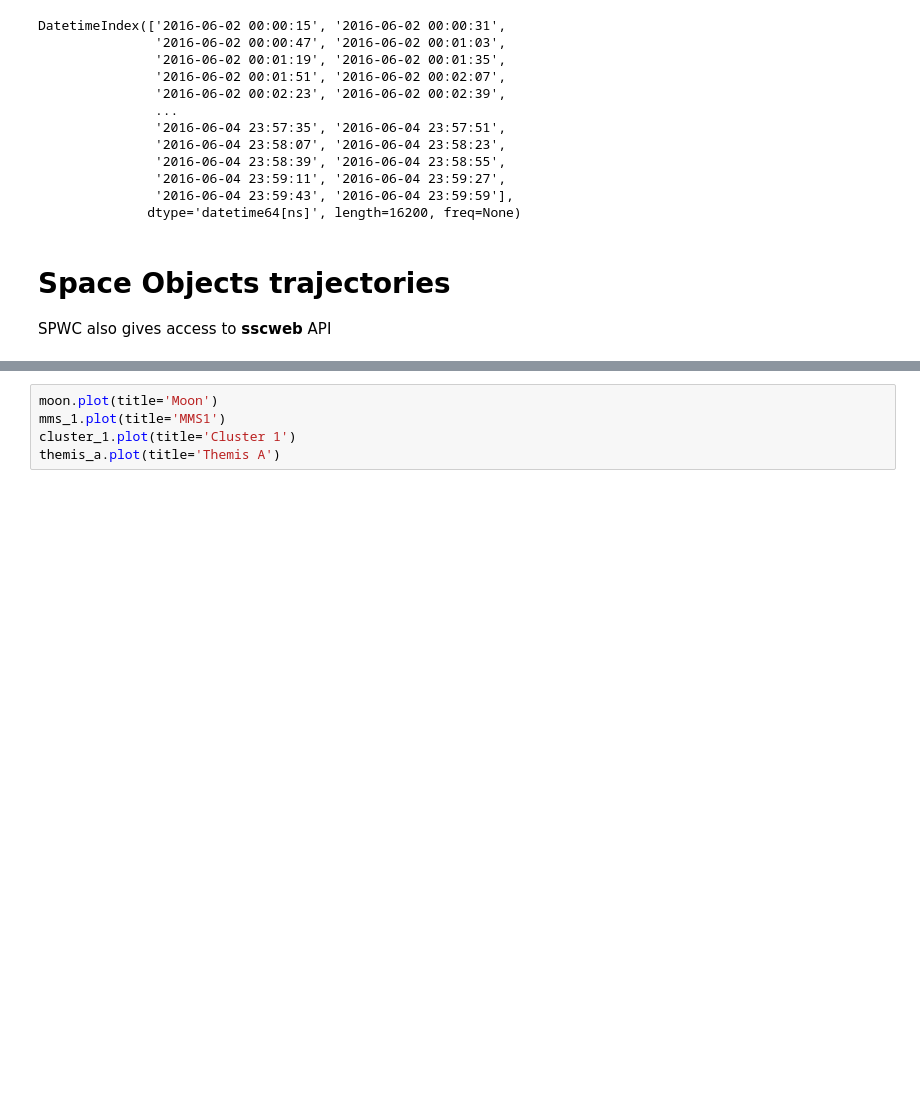
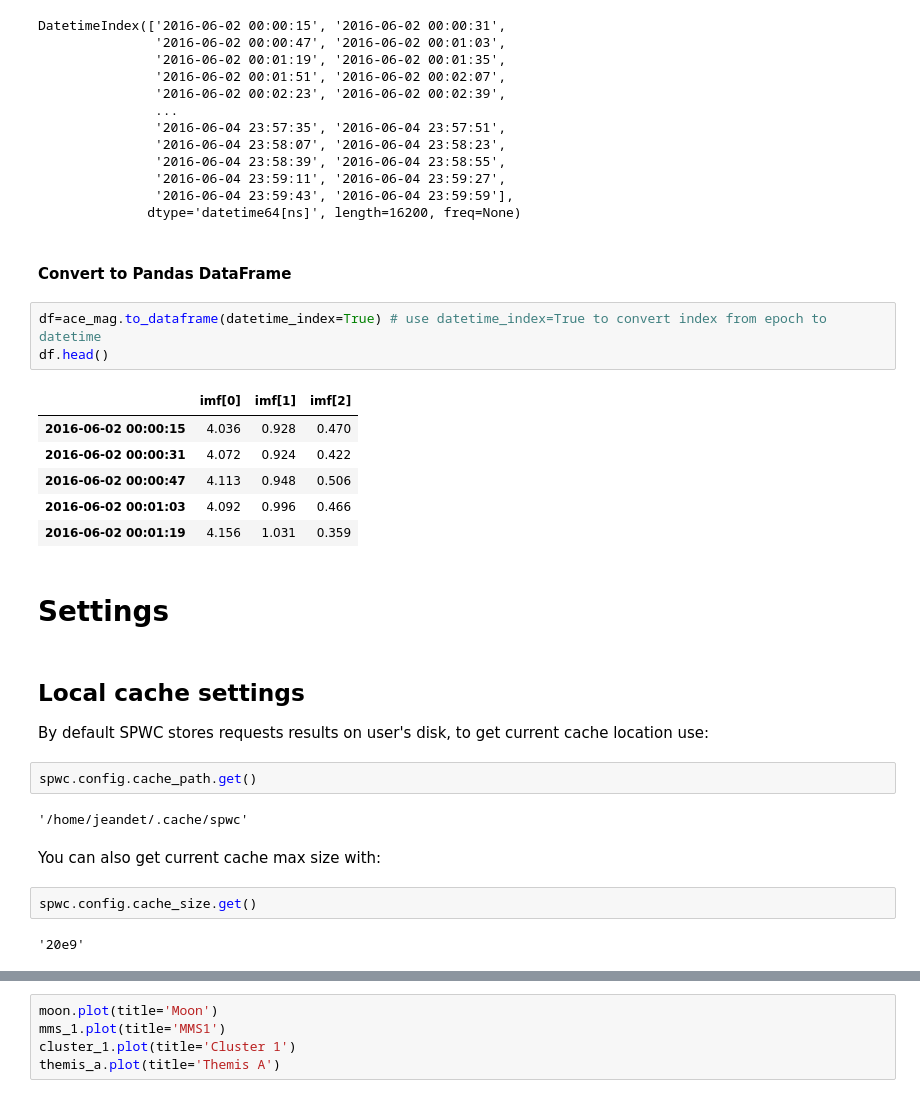
Before and after one commit to SciQLop/speasy, a Jupyter notebook: examples/demo.ipynb, the cells around one changed output, grey strips where cells are left out. Cells and saved outputs as stored; diff of their text form; blank space fills up the shorter version.

Commit message:
Improved examples/demo notebook
Signed-off-by: Alexis Jeandet <alexis.jeandet@member.fsf.org>

```diff
--- a/examples/demo.ipynb
+++ b/examples/demo.ipynb
@@ -113,7 +182,31 @@ DatetimeIndex(['2016-06-02 00:00:15', '2016-06-02 00:00:31',
                '2016-06-04 23:59:11', '2016-06-04 23:59:27',
                '2016-06-04 23:59:43', '2016-06-04 23:59:59'],
               dtype='datetime64[ns]', length=16200, freq=None)
-# %% [markdown]
-# Space Objects trajectories
-
-SPWC also gives access to **sscweb** API
+# %% [markdown]
+#### Convert to Pandas DataFrame
+# %%
+df=ace_mag.to_dataframe(datetime_index=True) # use datetime_index=True to convert index from epoch to datetime
+df.head()
+# %% [output]
+|  | imf[0] | imf[1] | imf[2] |
+| 2016-06-02 00:00:15 | 4.036 | 0.928 | 0.470 |
+| 2016-06-02 00:00:31 | 4.072 | 0.924 | 0.422 |
+| 2016-06-02 00:00:47 | 4.113 | 0.948 | 0.506 |
+| 2016-06-02 00:01:03 | 4.092 | 0.996 | 0.466 |
+| 2016-06-02 00:01:19 | 4.156 | 1.031 | 0.359 |
+# %% [markdown]
+# Settings
+# %% [markdown]
+## Local cache settings
+
+By default SPWC stores requests results on user's disk, to get current cache location use:
+# %%
+spwc.config.cache_path.get()
+# %% [output]
+'/home/jeandet/.cache/spwc'
+# %% [markdown]
+You can also get current cache max size with:
+# %%
+spwc.config.cache_size.get()
+# %% [output]
+'20e9'
```
Also changed, not shown: parts of 31 cells of this notebook, 1 other file.
